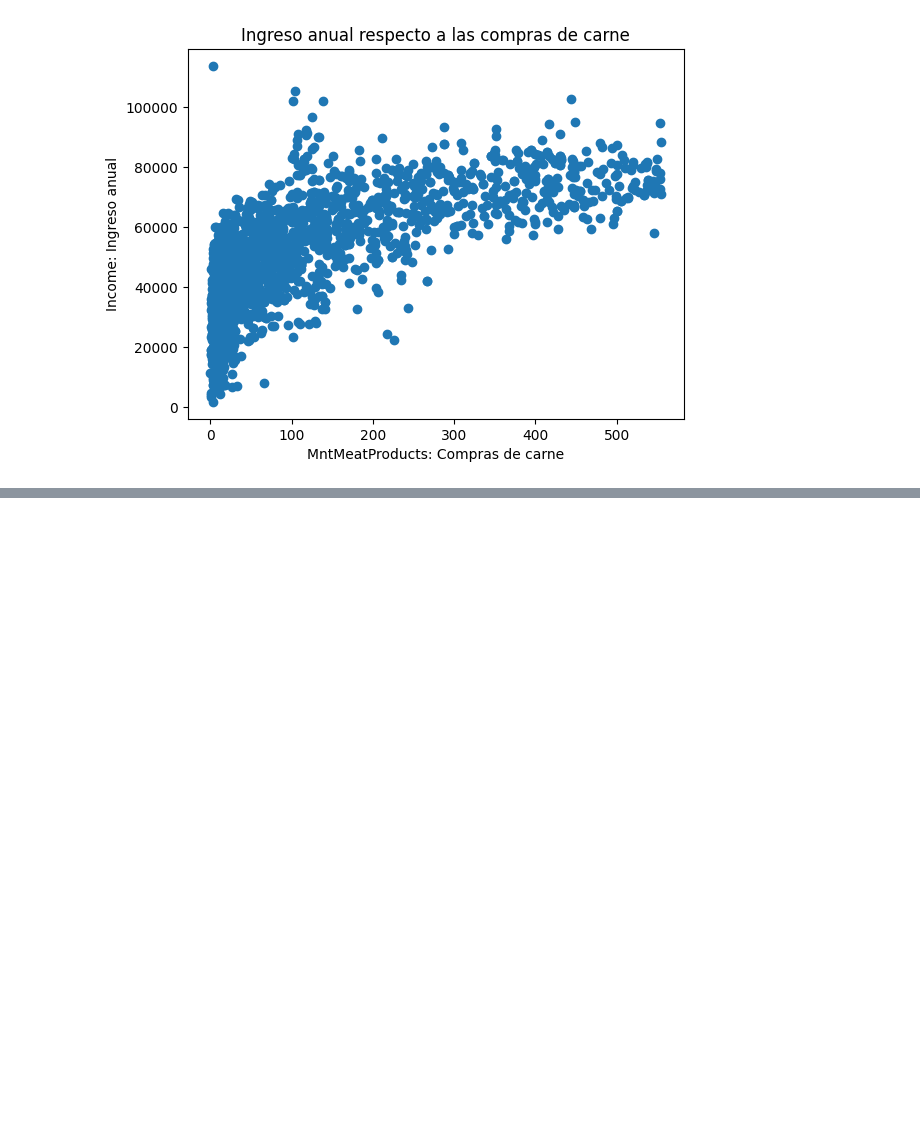
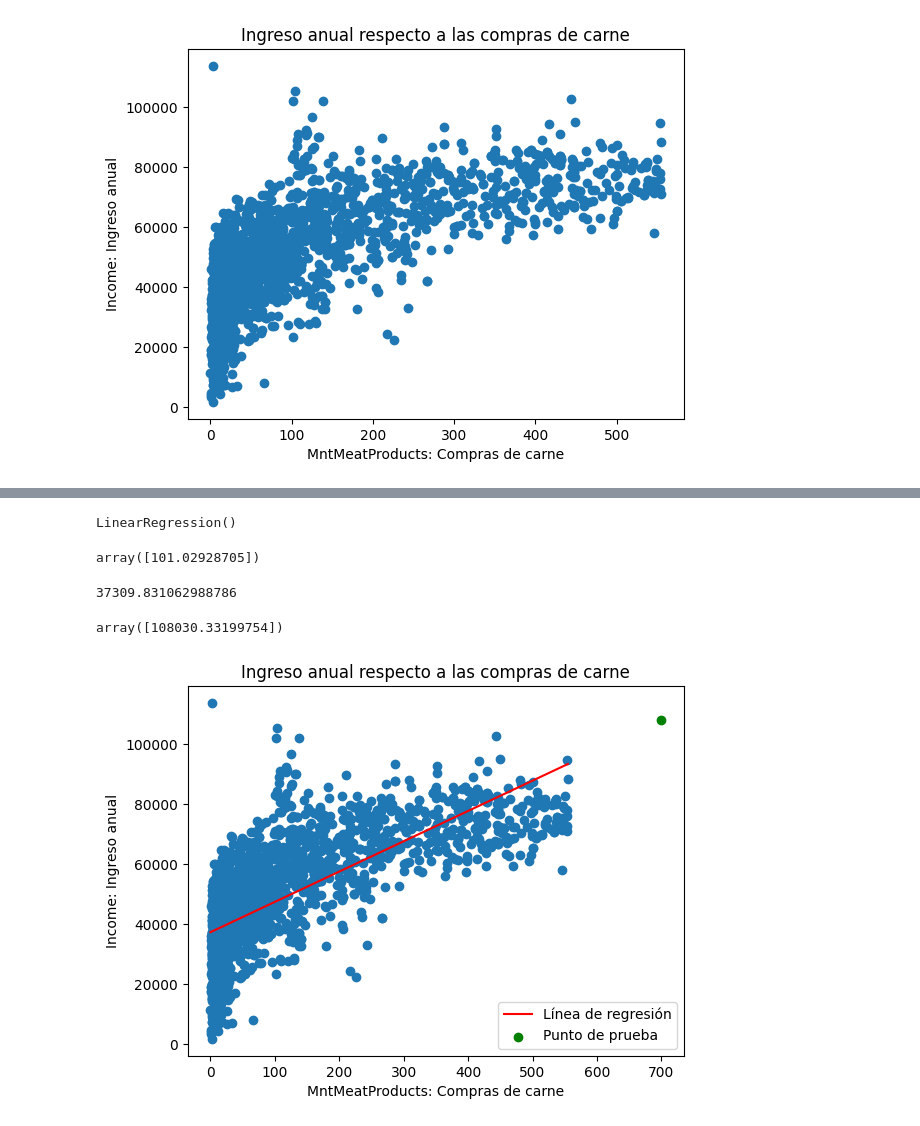
Before and after one commit to RuthCMoreno/Diplomado_IA, a Jupyter notebook: S6_C2_ModeloRegresion.ipynb, the cells around one changed output, grey strips where cells are left out. Drawn from its saved outputs; the diff is of its cells as text; code cells hidden in the pictures; blank space fills up the shorter version.

```diff
--- a/S6_C2_ModeloRegresion.ipynb
+++ b/S6_C2_ModeloRegresion.ipynb
@@ -118,0 +132,41 @@ Text(0, 0.5, 'Income: Ingreso anual')
+# %%
+#Paso 2: hacer la división de los conjuntos para entrenar (fit) y validar (test)
+x_train, x_test, y_train, y_test = train_test_split(x, y, test_size=0.2, random_state=42)
+# %%
+#Paso 3: Definir el modelo
+modelo = LinearRegression()
+# %%
+#Paso 4: Entrenar, es el proceso de ajuste para obtener el modelo
+modelo.fit(x_train, y_train)
+# %% [output]
+LinearRegression()
+# %%
+modelo.coef_ #m la pendiente de la recta
+# %% [output]
+array([101.02928705])
+# %%
+modelo.intercept_ # b, punto de corte en el eje y
+# %% [output]
+37309.831062988786
+# %%
+X_range = np.linspace(x.min(), x.max(), 100).reshape(-1, 1)  # Valores equidistantes
+y_range = modelo.predict(X_range)  # Predicción para la línea recta
+# %%
+x = df['MntMeatProducts']
+y = df['Income']
+plt.scatter(x,y)
+plt.title('Ingreso anual respecto a las compras de carne')
+plt.xlabel('MntMeatProducts: Compras de carne')
+plt.ylabel('Income: Ingreso anual')
+
+plt.plot(X_range, y_range, color='red', label='Línea de regresión')  #un plot une con líneas los puntos, por eso es más confuso, mientras que el scatter pone solo los puntos
+plt.legend()
+#Usando el modelo deducido (la línea) vamos a hacer cálculos de Y probando datos de X, o sea vamos a predecir Y
+X_prueba = 700
+y_predicha = modelo.predict([[X_prueba]])
+plt.scatter(X_prueba, y_predicha,  color='green', label='Punto de prueba')
+plt.legend()
+y_predicha
+# %% [output]
+array([108030.33199754])
+[figure, added]
```
Also changed, not shown: parts of 7 cells of this notebook.
